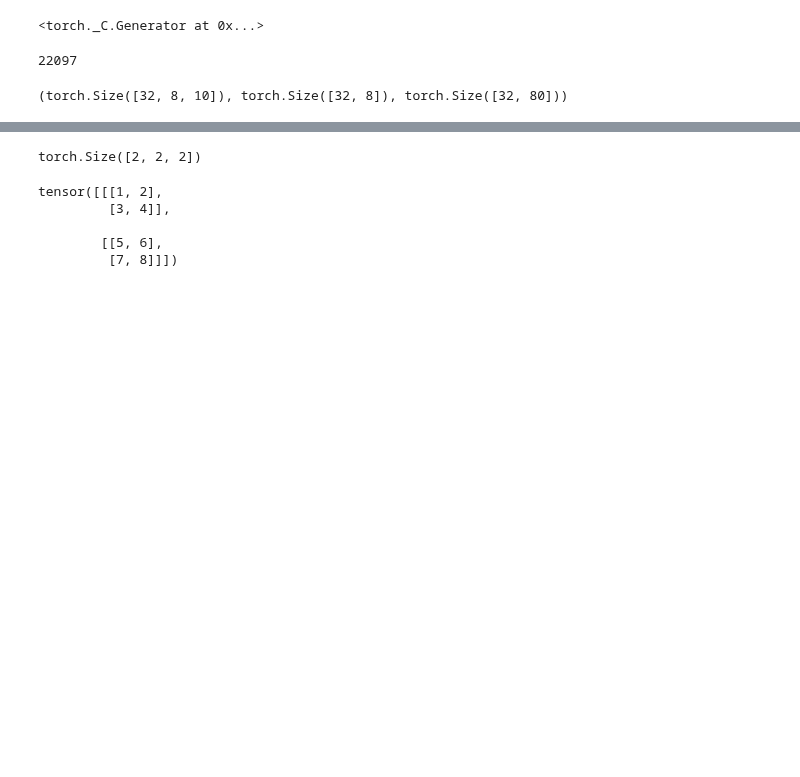
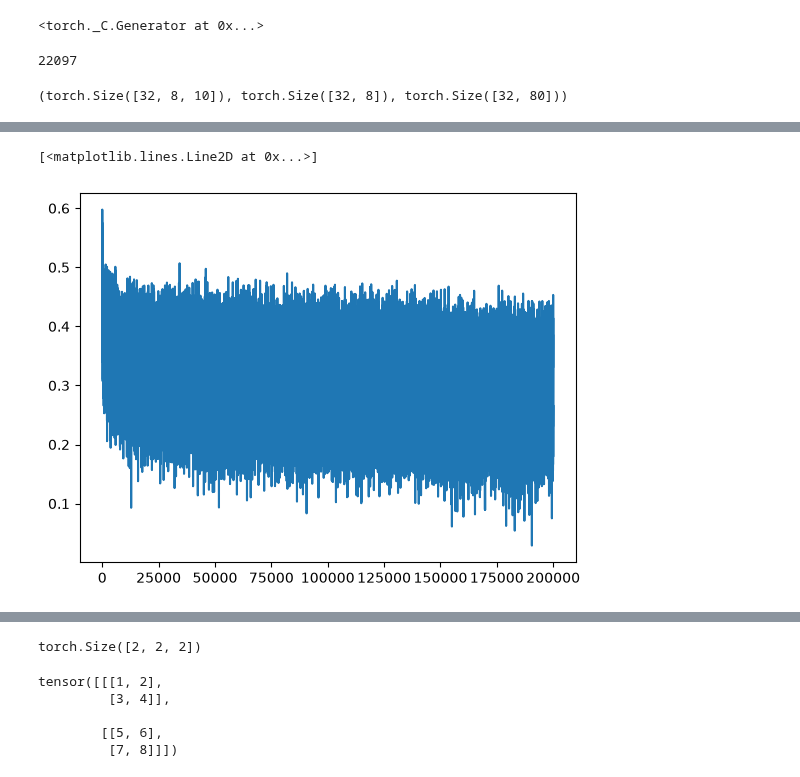
Before and after one commit to dorukozgen/yz50, a Jupyter notebook: hafta-6/wavenet.ipynb, the cells around one changed output, grey strips where cells are left out. Cells and saved outputs as stored; diff of their text form; code cells hidden in the pictures; blank space fills up the shorter version.

```diff
--- a/hafta-6/wavenet.ipynb
+++ b/hafta-6/wavenet.ipynb
@@ -225,3 +233,8 @@ for i in range(max_steps):
+# %%
+plt.plot(lossi)
+# %% [output]
+[<matplotlib.lines.Line2D at 0x...>]
+[figure, added]
 # %%
 lossi_mean = torch.tensor(lossi).view(-1, 1000).mean(1)
 plt.plot(lossi_mean)
```
Also changed, not shown: parts of 15 cells of this notebook, 1 other file.
